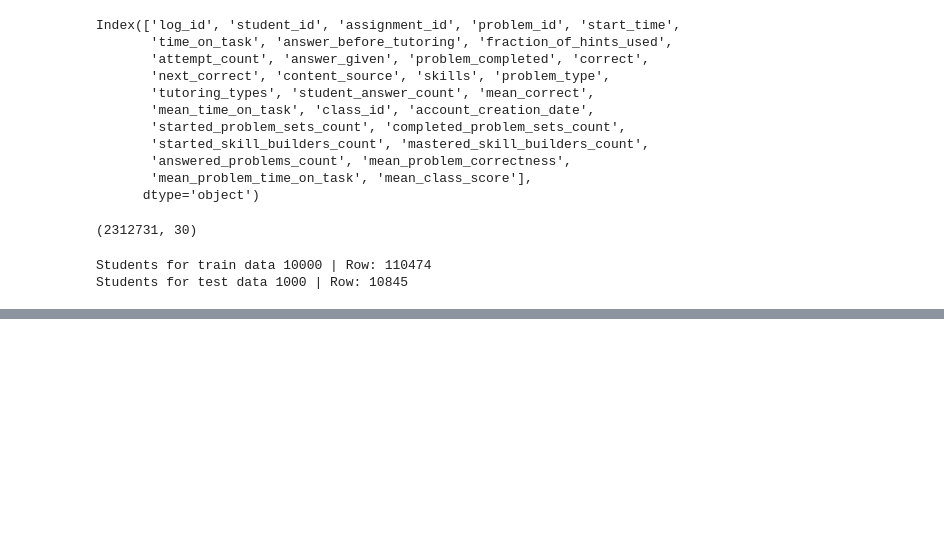
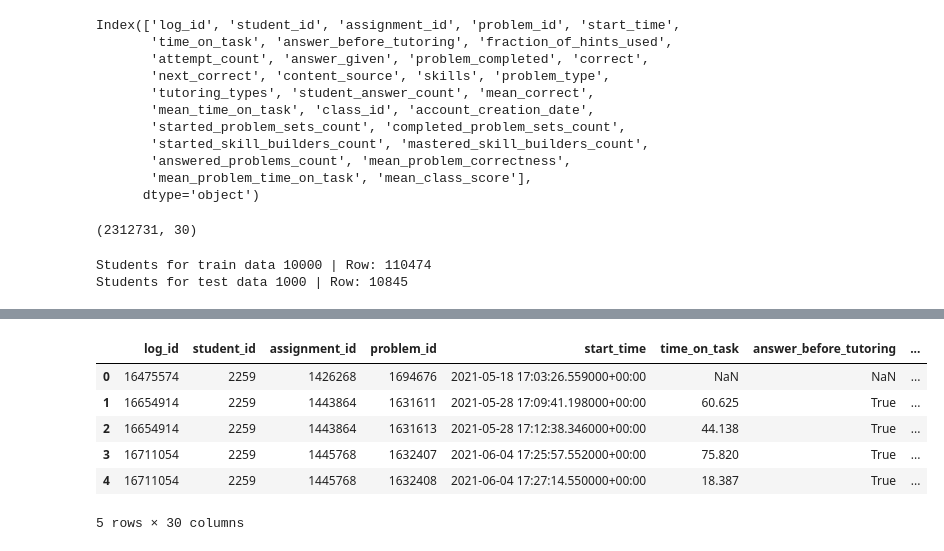
Before and after one commit to pragy10/neural_symbolic, a Jupyter notebook: dataset_preprocessing.ipynb, the cells around one changed output, grey strips where cells are left out. Saved outputs shown, nothing was run; the diff lists cells and outputs as text; code cells hidden in the pictures; blank space fills up the shorter version.

```diff
--- a/dataset_preprocessing.ipynb
+++ b/dataset_preprocessing.ipynb
@@ -139,3 +139,6 @@ Students for test data 1000 | Row: 10845
 os.makedirs("data",exist_ok=True)
 train_data.to_csv("data/train_data.csv",index=False)
 test_data.to_csv("data/test_data.csv",index=False)
+# %%
+train_data = pd.read_csv("data/train_data.csv")
+train_data.columns
@@ -141,0 +157,10 @@ test_data.to_csv("data/test_data.csv",index=False)
+# %%
+train_data.head()
+# %% [output]
+|  | log_id | student_id | assignment_id | problem_id | start_time | time_on_task | answer_before_tutoring | ... |
+| 0 | 16475574 | 2259 | 1426268 | 1694676 | 2021-05-18 17:03:26.559000+00:00 | NaN | NaN | ... |
+| 1 | 16654914 | 2259 | 1443864 | 1631611 | 2021-05-28 17:09:41.198000+00:00 | 60.625 | True | ... |
+| 2 | 16654914 | 2259 | 1443864 | 1631613 | 2021-05-28 17:12:38.346000+00:00 | 44.138 | True | ... |
+| 3 | 16711054 | 2259 | 1445768 | 1632407 | 2021-06-04 17:25:57.552000+00:00 | 75.820 | True | ... |
+| 4 | 16711054 | 2259 | 1445768 | 1632408 | 2021-06-04 17:27:14.550000+00:00 | 18.387 | True | ... |
+5 rows × 30 columns
```
Also changed, not shown: parts of 2 cells of this notebook, 5 other files.
